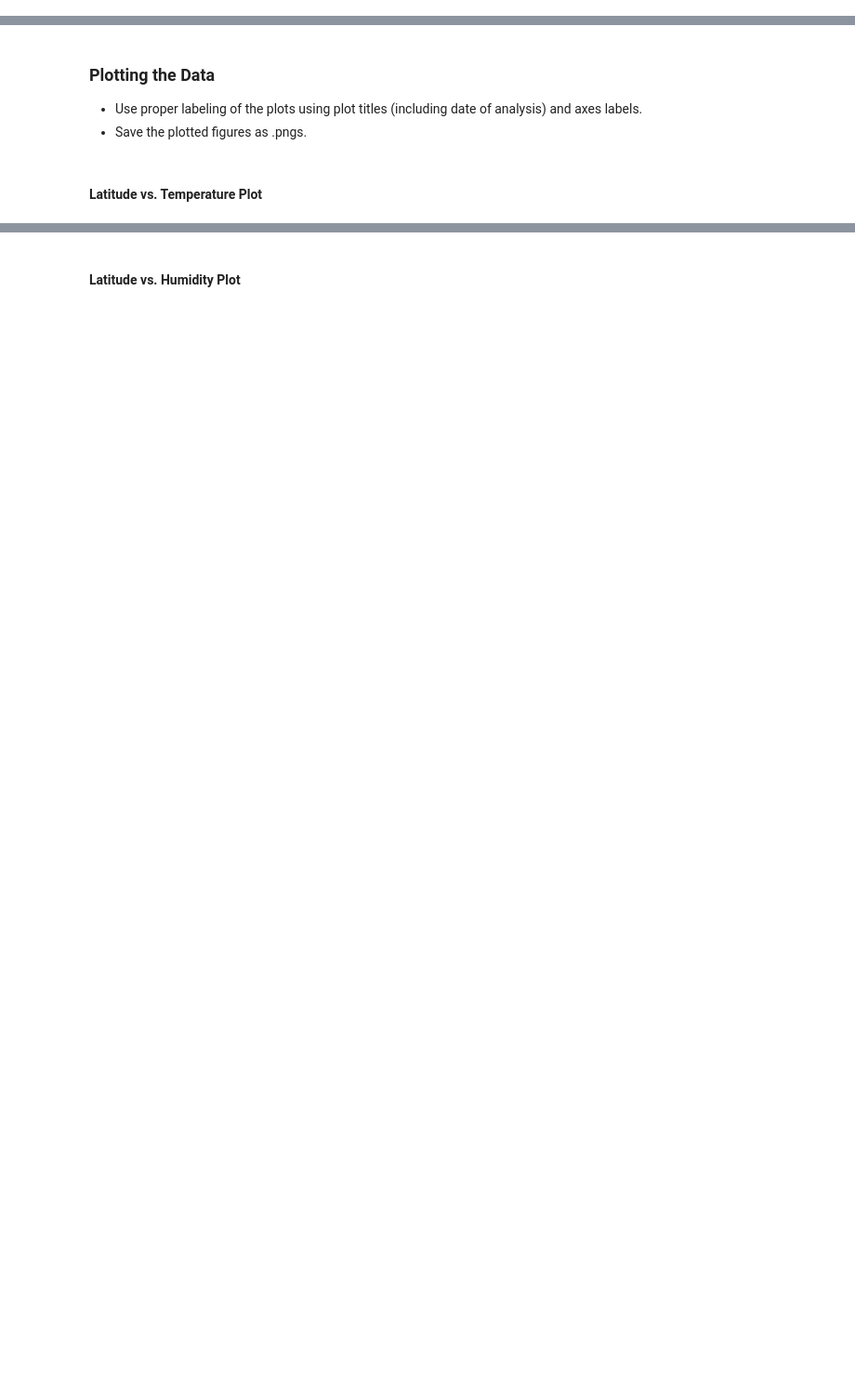
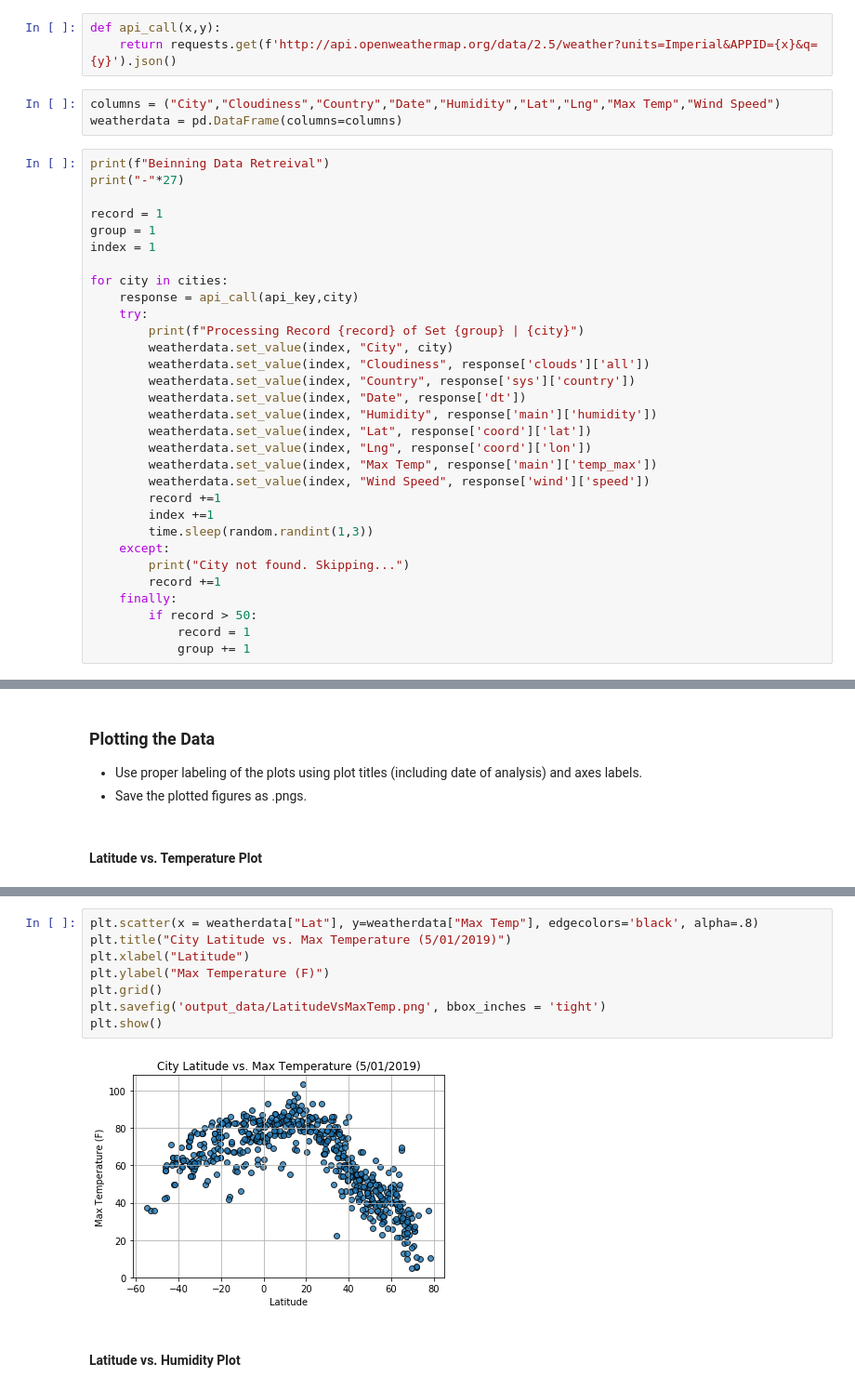
Before and after one commit to BryantSmith91/HW_06_APIs, a Jupyter notebook: WeatherPy.ipynb, the cells around one changed output, grey strips where cells are left out. Shown: that part at 93% size. Drawn from its saved outputs; the diff is of its cells as text; blank space fills up the shorter version.

```diff
--- a/WeatherPy.ipynb
+++ b/WeatherPy.ipynb
@@ -100,0 +58,37 @@ Data Retrieval Complete
+# %%
+def api_call(x,y):
+    return requests.get(f'http://api.openweathermap.org/data/2.5/weather?units=Imperial&APPID={x}&q={y}').json()
+# %%
+columns = ("City","Cloudiness","Country","Date","Humidity","Lat","Lng","Max Temp","Wind Speed")
+weatherdata = pd.DataFrame(columns=columns)
+# %%
+print(f"Beinning Data Retreival")
+print("-"*27)
+
+record = 1
+group = 1
+index = 1
+
+for city in cities:
+    response = api_call(api_key,city)
+    try:
+        print(f"Processing Record {record} of Set {group} | {city}")
+        weatherdata.set_value(index, "City", city)
+        weatherdata.set_value(index, "Cloudiness", response['clouds']['all'])
+        weatherdata.set_value(index, "Country", response['sys']['country'])
+        weatherdata.set_value(index, "Date", response['dt'])
+        weatherdata.set_value(index, "Humidity", response['main']['humidity'])
+        weatherdata.set_value(index, "Lat", response['coord']['lat'])
+        weatherdata.set_value(index, "Lng", response['coord']['lon'])
+        weatherdata.set_value(index, "Max Temp", response['main']['temp_max'])
+        weatherdata.set_value(index, "Wind Speed", response['wind']['speed'])
+        record +=1
+        index +=1
+        time.sleep(random.randint(1,3))
+    except:
+        print("City not found. Skipping...")
+        record +=1
+    finally:
+        if record > 50:
+            record = 1
+            group += 1
@@ -134,2 +150,12 @@ dtype: int64
+# %%
+plt.scatter(x = weatherdata["Lat"], y=weatherdata["Max Temp"], edgecolors='black', alpha=.8)
+plt.title("City Latitude vs. Max Temperature (5/01/2019)")
+plt.xlabel("Latitude")
+plt.ylabel("Max Temperature (F)")
+plt.grid()
+plt.savefig('output_data/LatitudeVsMaxTemp.png', bbox_inches = 'tight')
+plt.show()
+# %% [output]
+[figure, added]
 # %% [markdown]
 #### Latitude vs. Humidity Plot
```
Also changed, not shown: parts of 19 cells of this notebook, 5 other files.
